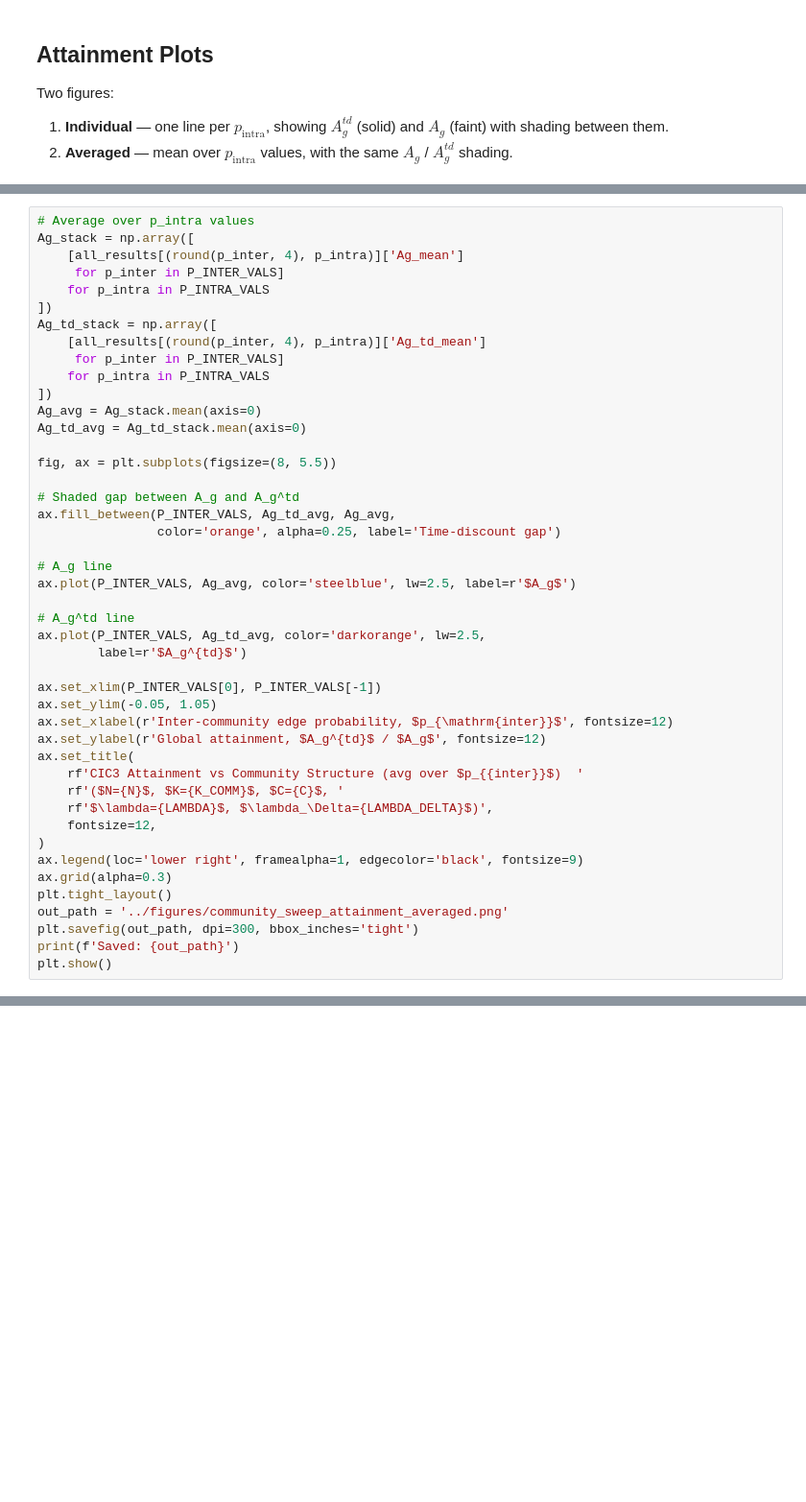
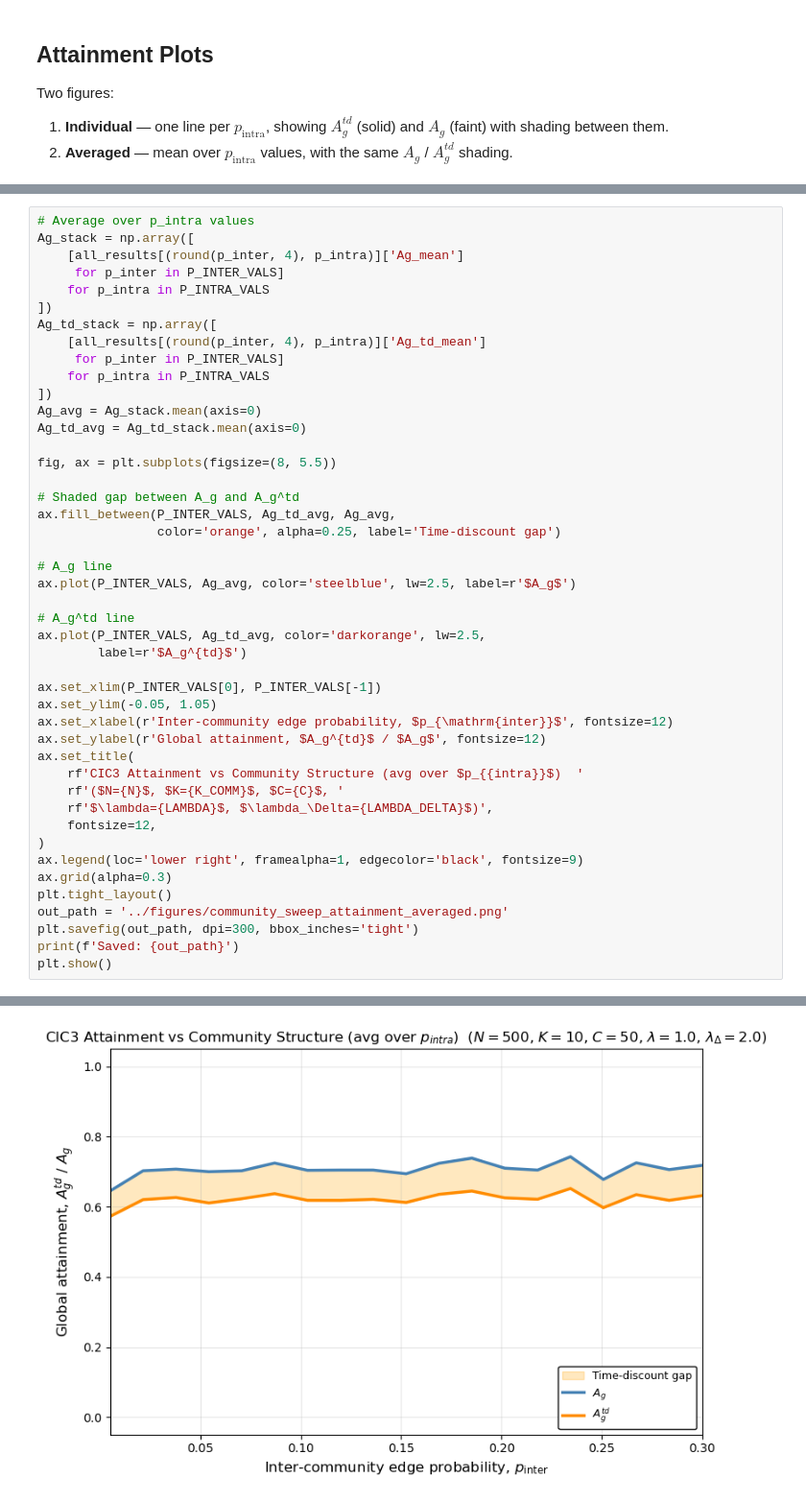
Before and after one commit to ThomasBlalock/Optimal-Seeding-in-Simplicial-Contagion-Models, a Jupyter notebook: experiments/community_structure_sweeps.ipynb, the cells around one changed output, grey strips where cells are left out. Shown at 96% size. Cells and saved outputs as stored; diff of their text form; blank space fills up the shorter version.

```diff
--- a/experiments/community_structure_sweeps.ipynb
+++ b/experiments/community_structure_sweeps.ipynb
@@ -313,7 +373,7 @@ ax.set_ylim(-0.05, 1.05)
 ax.set_xlabel(r'Inter-community edge probability, $p_{\mathrm{inter}}$', fontsize=12)
 ax.set_ylabel(r'Global attainment, $A_g^{td}$ / $A_g$', fontsize=12)
 ax.set_title(
-    rf'CIC3 Attainment vs Community Structure (avg over $p_{{inter}}$)  '
+    rf'CIC3 Attainment vs Community Structure (avg over $p_{{intra}}$)  '
     rf'($N={N}$, $K={K_COMM}$, $C={C}$, '
     rf'$\lambda={LAMBDA}$, $\lambda_\Delta={LAMBDA_DELTA}$)',
     fontsize=12,
@@ -325,3 +385,4 @@ out_path = '../figures/community_sweep_attainment_averaged.png'
 plt.savefig(out_path, dpi=300, bbox_inches='tight')
 print(f'Saved: {out_path}')
 plt.show()
+# %% [output]
@@ -328,3 +390,4 @@ plt.show()
+[figure, added]
 # %% [markdown]
 ## Deadweight Plots
 
```
Also changed, not shown: parts of 11 cells of this notebook, 38 other files.
